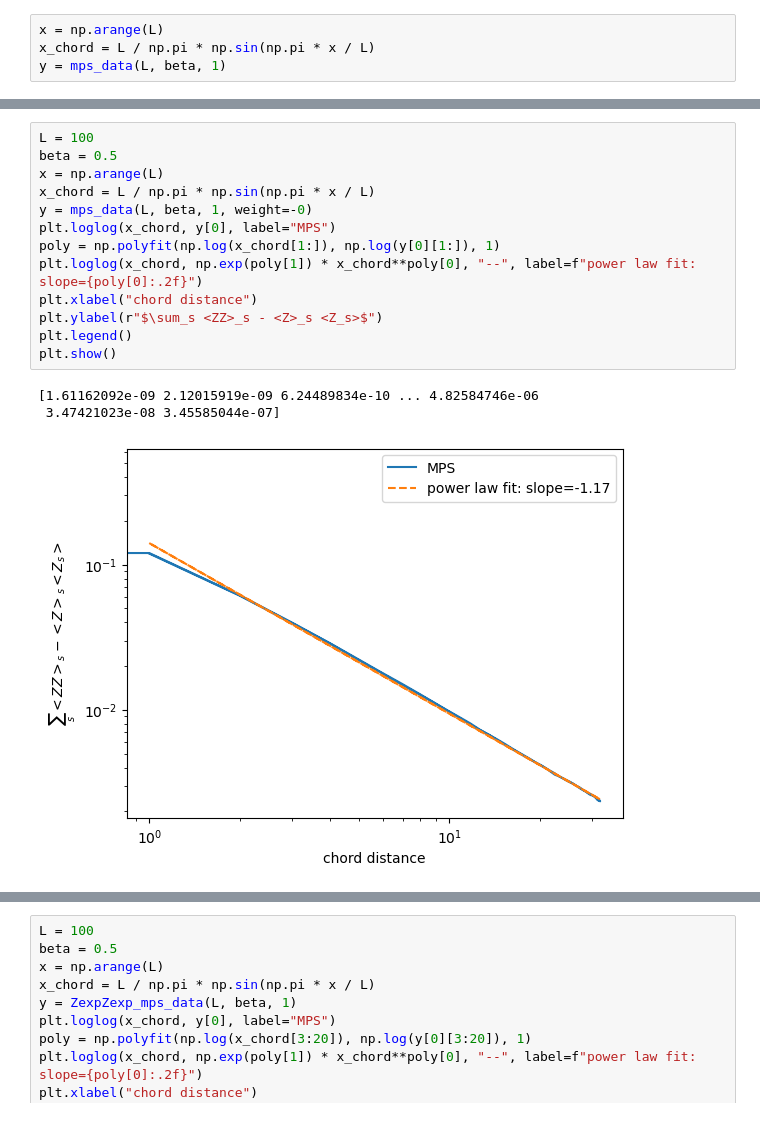
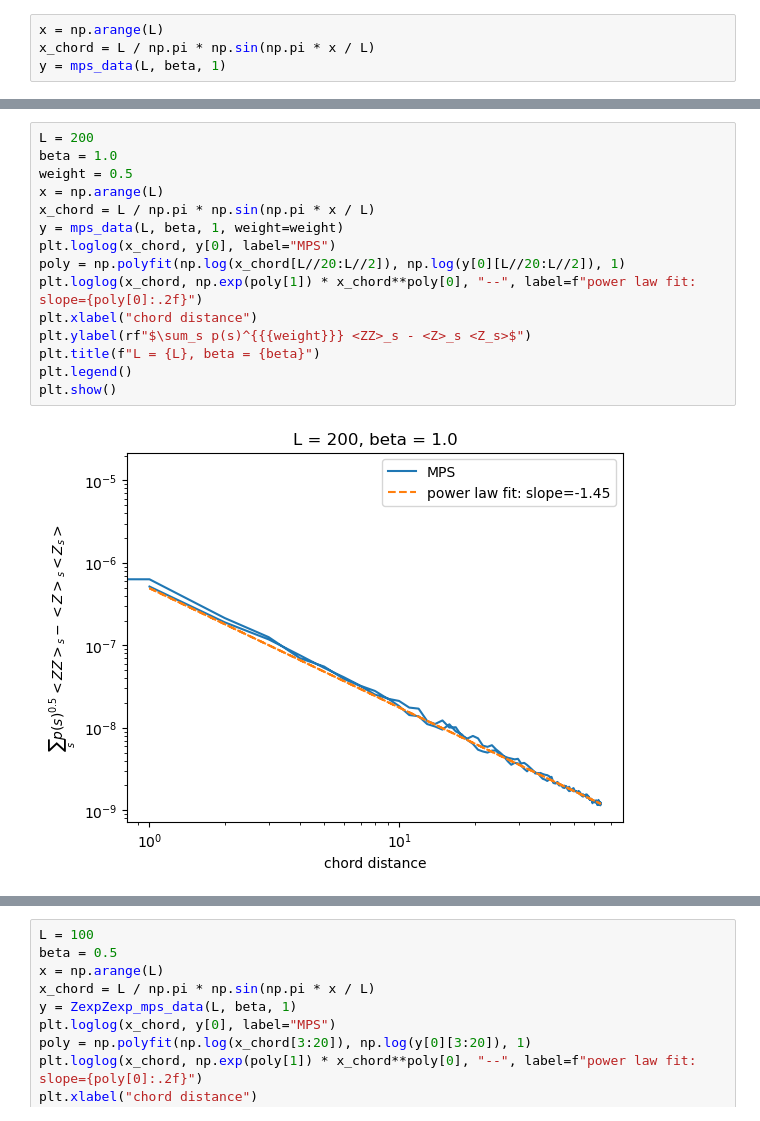
Before and after one commit to YueLiu01/MPSToolBox, a Jupyter notebook: uniform_sample_correlation.ipynb, the cells around one changed output, grey strips where cells are left out. Drawn from its saved outputs; the diff is of its cells as text.

```diff
--- a/uniform_sample_correlation.ipynb
+++ b/uniform_sample_correlation.ipynb
@@ -33,17 +98,17 @@ y = mps_data(L, beta, 1)
 # %%
-L = 100
-beta = 0.5
+L = 200
+beta = 1.0
+weight = 0.5
 x = np.arange(L)
 x_chord = L / np.pi * np.sin(np.pi * x / L)
-y = mps_data(L, beta, 1, weight=-0)
+y = mps_data(L, beta, 1, weight=weight)
 plt.loglog(x_chord, y[0], label="MPS")
-poly = np.polyfit(np.log(x_chord[1:]), np.log(y[0][1:]), 1)
+poly = np.polyfit(np.log(x_chord[L//20:L//2]), np.log(y[0][L//20:L//2]), 1)
 plt.loglog(x_chord, np.exp(poly[1]) * x_chord**poly[0], "--", label=f"power law fit: slope={poly[0]:.2f}")
 plt.xlabel("chord distance")
-plt.ylabel(r"$\sum_s <ZZ>_s - <Z>_s <Z_s>$")
+plt.ylabel(rf"$\sum_s p(s)^{{{weight}}} <ZZ>_s - <Z>_s <Z_s>$")
+plt.title(f"L = {L}, beta = {beta}")
 plt.legend()
 plt.show()
 # %% [output]
-[1.61162092e-09 2.12015919e-09 6.24489834e-10 ... 4.82584746e-06
- 3.47421023e-08 3.45585044e-07]
-[figure, old version]
+[figure, new version]
```
Also changed, not shown: parts of 6 cells of this notebook, 6 other files.
